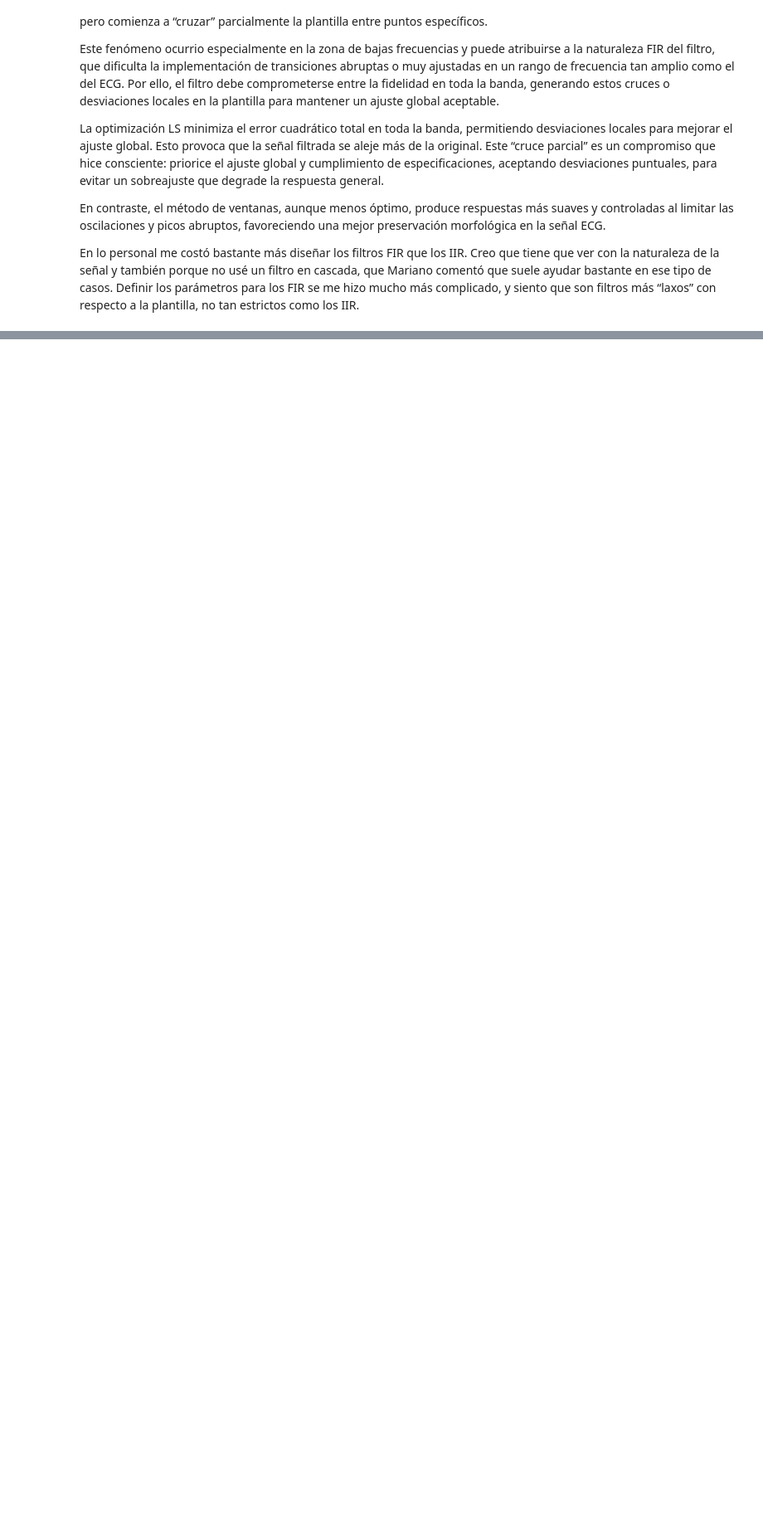
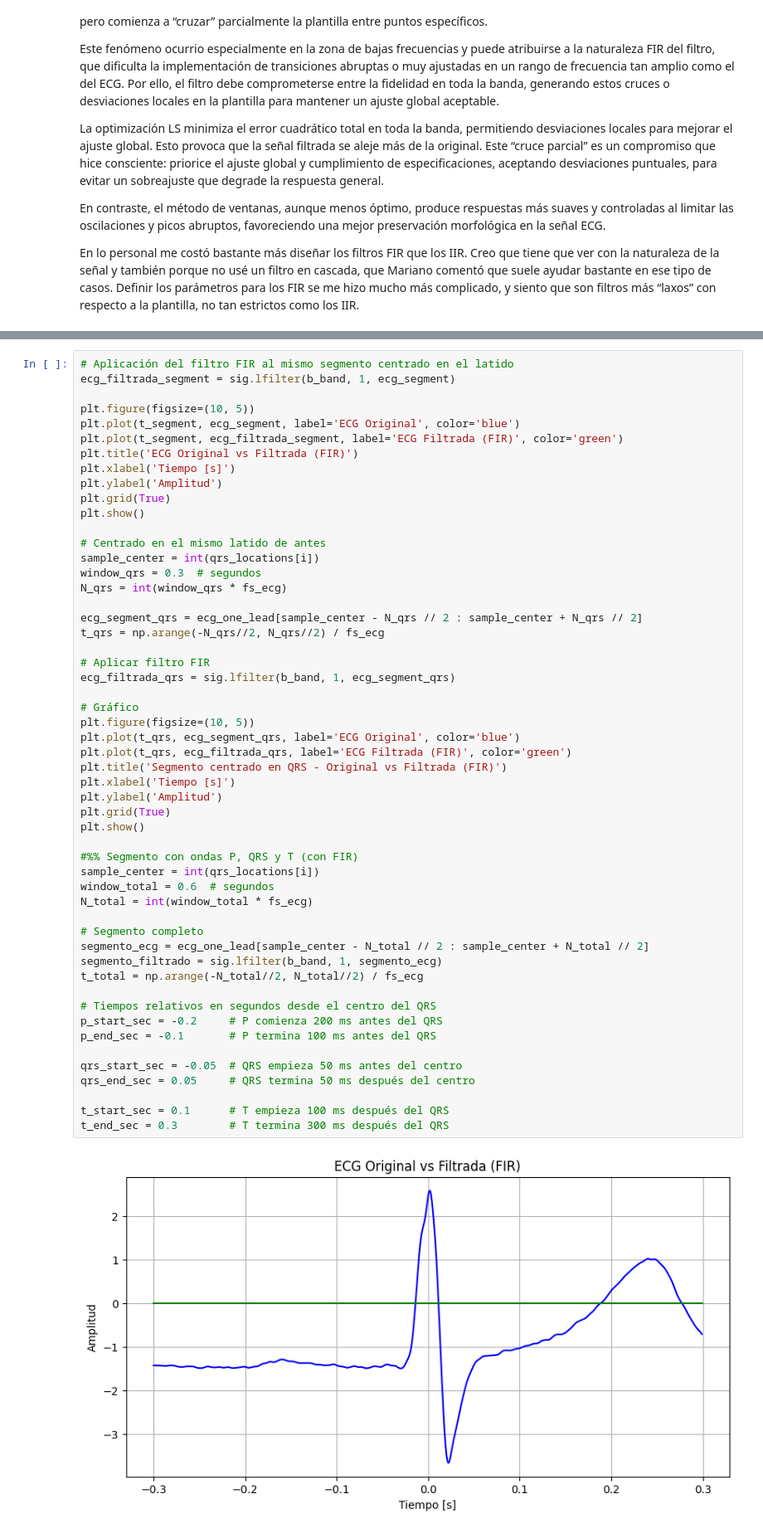
Before and after one commit to MontserratCoto/Montserrat-Coto-APS, a Jupyter notebook: 2do parte de la materia/TS07/TS07-Montserrat Coto.ipynb, the cells around one changed output, grey strips where cells are left out. Shown at 83% size. Cells and saved outputs as stored; diff of their text form; blank space fills up the shorter version.

```diff
--- a/2do parte de la materia/TS07/TS07-Montserrat Coto.ipynb
+++ b/2do parte de la materia/TS07/TS07-Montserrat Coto.ipynb
@@ -1018,0 +1276,55 @@ En lo personal me costó bastante más diseñar los filtros FIR que los IIR. Cre
+# %%
+# Aplicación del filtro FIR al mismo segmento centrado en el latido
+ecg_filtrada_segment = sig.lfilter(b_band, 1, ecg_segment)
+
+plt.figure(figsize=(10, 5))
+plt.plot(t_segment, ecg_segment, label='ECG Original', color='blue')
+plt.plot(t_segment, ecg_filtrada_segment, label='ECG Filtrada (FIR)', color='green')
+plt.title('ECG Original vs Filtrada (FIR)')
+plt.xlabel('Tiempo [s]')
+plt.ylabel('Amplitud')
+plt.grid(True)
+plt.show()
+
+# Centrado en el mismo latido de antes
+sample_center = int(qrs_locations[i])
+window_qrs = 0.3  # segundos
+N_qrs = int(window_qrs * fs_ecg)
+
+ecg_segment_qrs = ecg_one_lead[sample_center - N_qrs // 2 : sample_center + N_qrs // 2]
+t_qrs = np.arange(-N_qrs//2, N_qrs//2) / fs_ecg
+
+# Aplicar filtro FIR
+ecg_filtrada_qrs = sig.lfilter(b_band, 1, ecg_segment_qrs)
+
+# Gráfico
+plt.figure(figsize=(10, 5))
+plt.plot(t_qrs, ecg_segment_qrs, label='ECG Original', color='blue')
+plt.plot(t_qrs, ecg_filtrada_qrs, label='ECG Filtrada (FIR)', color='green')
+plt.title('Segmento centrado en QRS - Original vs Filtrada (FIR)')
+plt.xlabel('Tiempo [s]')
+plt.ylabel('Amplitud')
+plt.grid(True)
+plt.show()
+
+#%% Segmento con ondas P, QRS y T (con FIR)
+sample_center = int(qrs_locations[i])
+window_total = 0.6  # segundos
+N_total = int(window_total * fs_ecg)
+
+# Segmento completo
+segmento_ecg = ecg_one_lead[sample_center - N_total // 2 : sample_center + N_total // 2]
+segmento_filtrado = sig.lfilter(b_band, 1, segmento_ecg)
+t_total = np.arange(-N_total//2, N_total//2) / fs_ecg
+
+# Tiempos relativos en segundos desde el centro del QRS
+p_start_sec = -0.2     # P comienza 200 ms antes del QRS
+p_end_sec = -0.1       # P termina 100 ms antes del QRS
+
+qrs_start_sec = -0.05  # QRS empieza 50 ms antes del centro
+qrs_end_sec = 0.05     # QRS termina 50 ms después del centro
+
+t_start_sec = 0.1      # T empieza 100 ms después del QRS
+t_end_sec = 0.3        # T termina 300 ms después del QRS
+# %% [output]
+[figure, added]
```
Also changed, not shown: parts of 10 cells of this notebook.
